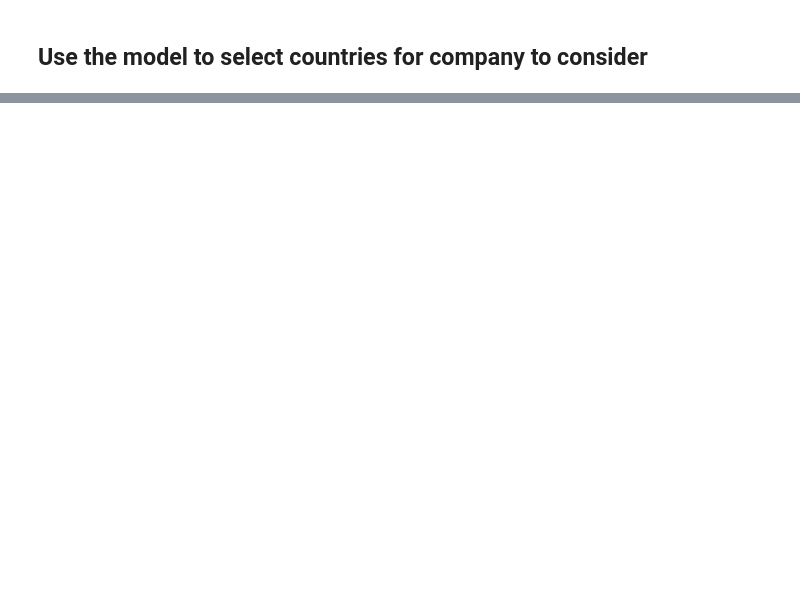
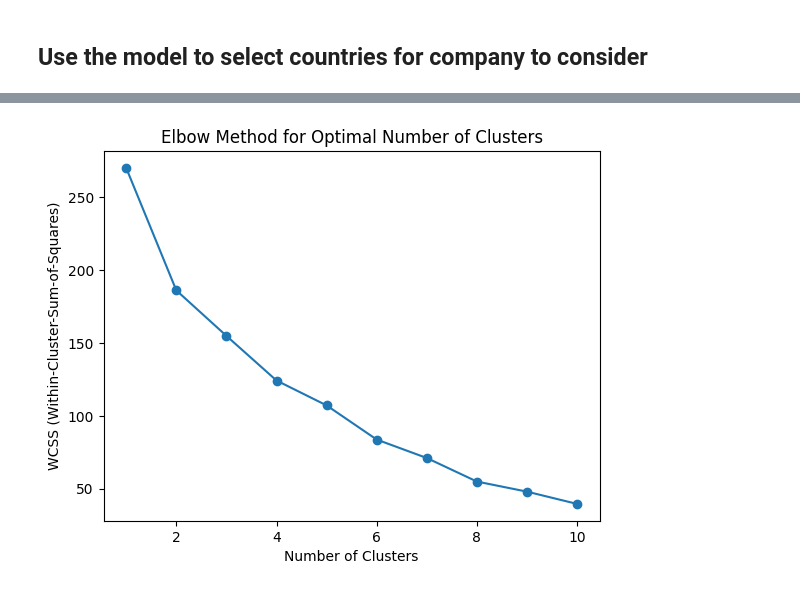
Before and after one commit to ALEXTORTI/DS3001-PROJECT, a Jupyter notebook: project_file.ipynb, the cells around one changed output, grey strips where cells are left out. Drawn from its saved outputs; the diff is of its cells as text; code cells hidden in the pictures; blank space fills up the shorter version.

```diff
--- a/project_file.ipynb
+++ b/project_file.ipynb
@@ -478,0 +552,9 @@ The default value of `n_init` will change from 10 to 'auto' in 1.4. Set the valu
+# %%
+#Lets do a final Check on NaN values.
+na_counts = df_cleaned.isna().sum()
+print(na_counts)
+df_cleaned.info()
+#Why dropping all NaN values shrinks our dataset a lot, it won't harm the integrity of the data.
+#we will drop the NaN values here.
+df_2015_2019 = df_cleaned.dropna()
+df_2015_2019.info()
@@ -478,0 +629,14 @@ The default value of `n_init` will change from 10 to 'auto' in 1.4. Set the valu
+# %%
+#lets see which  variables best correlate with our target variable
+target_variable = "Alcohol Consumption"
+#I am going to make a correlation matrix to test which variables are important
+columns_of_interest = ['Literacy_rate', 'birth_rate', "unemployment_rate", "GDP", "Death_rate", "LF_rate", "primary_rate","murder_rate", "growth_rate"]
+
+# Select the specified columns and the salary column
+selected_data = df_2015_2019[columns_of_interest + [target_variable]]
+
+# Calculate the correlation matrix
+correlation_matrix = selected_data.corr()
+
+# Print the correlation matrix
+print(correlation_matrix)#death rate and literacy rate seem to have the highest correlation, unemployment does too
@@ -478,0 +680,23 @@ The default value of `n_init` will change from 10 to 'auto' in 1.4. Set the valu
+# %%
+X=df_2015_2019[columns_of_interest]
+# %%
+# scale  features
+scaler = StandardScaler()
+X_scaled = scaler.fit_transform(X)
+
+# determine ideal number of clusters with elbow method
+wcss = []  # Within-Cluster-Sum-of-Squares
+
+for i in range(1, 11):
+    kmeans = KMeans(n_clusters=i, init='k-means++', max_iter=300, n_init=10, random_state=42)
+    kmeans.fit(X_scaled)
+    wcss.append(kmeans.inertia_)
+
+# plot elbow curve
+plt.plot(range(1, 11), wcss, marker='o')
+plt.title('Elbow Method for Optimal Number of Clusters')
+plt.xlabel('Number of Clusters')
+plt.ylabel('WCSS (Within-Cluster-Sum-of-Squares)')
+plt.show()
+# %% [output]
+[figure, added]
```
Also changed, not shown: parts of 34 cells of this notebook.
